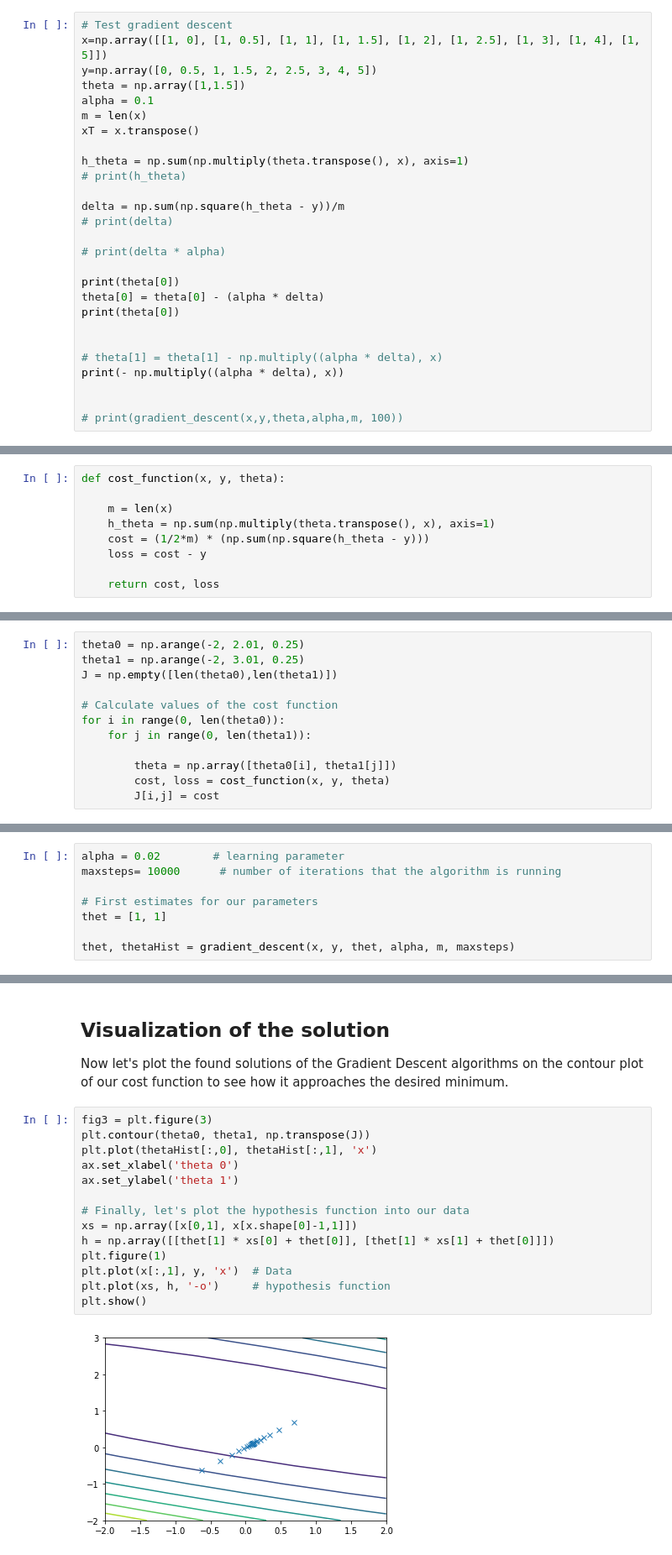
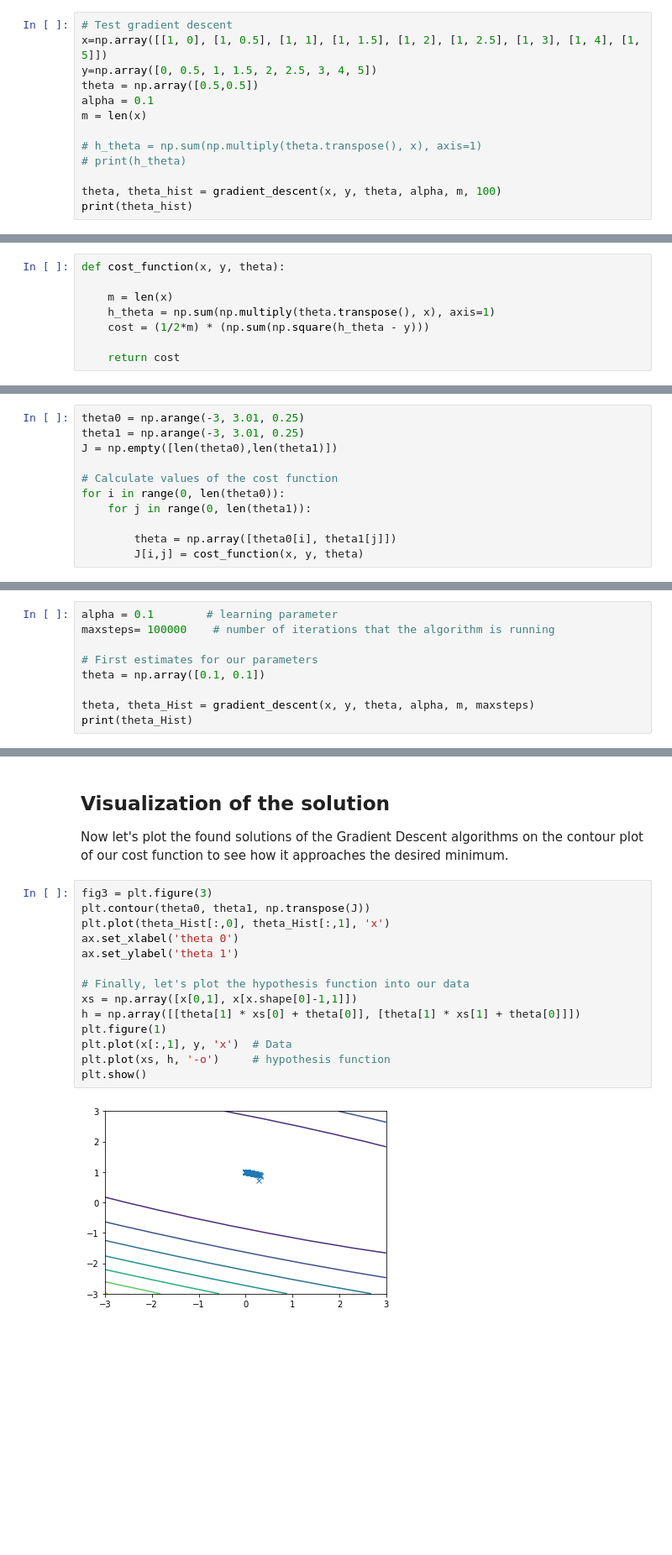
Before and after one commit to S010MON/machine_learning, a Jupyter notebook: Lab_04-Linear_Regression.ipynb, the cells around one changed output, grey strips where cells are left out. Shown: that part at 84% size. Cells and saved outputs as stored; diff of their text form; blank space fills up the shorter version.

Commit message:
Gradient Descent working

```diff
--- a/Lab_04-Linear_Regression.ipynb
+++ b/Lab_04-Linear_Regression.ipynb
@@ -53,27 +56,13 @@ def gradient_descent(x, y, theta, alpha, m, maxsteps):
 # Test gradient descent
 x=np.array([[1, 0], [1, 0.5], [1, 1], [1, 1.5], [1, 2], [1, 2.5], [1, 3], [1, 4], [1, 5]])
 y=np.array([0, 0.5, 1, 1.5, 2, 2.5, 3, 4, 5])
-theta = np.array([1,1.5])
+theta = np.array([0.5,0.5])
 alpha = 0.1
 m = len(x)
-xT = x.transpose()
 
-h_theta = np.sum(np.multiply(theta.transpose(), x), axis=1)
+# h_theta = np.sum(np.multiply(theta.transpose(), x), axis=1)
 # print(h_theta)
 
-delta = np.sum(np.square(h_theta - y))/m
-# print(delta)
-
-# print(delta * alpha)
-
-print(theta[0])
-theta[0] = theta[0] - (alpha * delta)
-print(theta[0])
-
-
-# theta[1] = theta[1] - np.multiply((alpha * delta), x)
-print(- np.multiply((alpha * delta), x))
-
-
-# print(gradient_descent(x,y,theta,alpha,m, 100))
+theta, theta_hist = gradient_descent(x, y, theta, alpha, m, 100)
+print(theta_hist)
 # %% [output]
@@ -97,9 +99,8 @@ def cost_function(x, y, theta):
     m = len(x)
     h_theta = np.sum(np.multiply(theta.transpose(), x), axis=1)
     cost = (1/2*m) * (np.sum(np.square(h_theta - y)))
-    loss = cost - y
 
-    return cost, loss
+    return cost
 # %%
 # Test Cost
 x = np.array([[1, 0], [1, 0.5], [1, 1], [1, 1.5], [1, 2], [1, 2.5], [1, 3], [1, 4], [1, 5]])
@@ -135,8 +136,8 @@ plt.plot(x[:,1], y, 'x');
 ## Cost function
 Also it is useful for simple test cases to not just run an optimization but first to do a systematic search. So let us first calculate the values of the cost function for different parameters theta
 # %%
-theta0 = np.arange(-2, 2.01, 0.25)
-theta1 = np.arange(-2, 3.01, 0.25)
+theta0 = np.arange(-3, 3.01, 0.25)
+theta1 = np.arange(-3, 3.01, 0.25)
 J = np.empty([len(theta0),len(theta1)])
 
 # Calculate values of the cost function
@@ -144,8 +145,7 @@ for i in range(0, len(theta0)):
     for j in range(0, len(theta1)):
 
         theta = np.array([theta0[i], theta1[j]])
-        cost, loss = cost_function(x, y, theta)
-        J[i,j] = cost
+        J[i,j] = cost_function(x, y, theta)
 # %% [markdown]
 ## Visualize the cost function
 Let us do some test plots to see the cost function J and to analyze how it depends on the parameters theta0 and theta1
@@ -172,10 +172,11 @@ fig2.subplots_adjust(bottom=0.1, right=1.5, top=0.9)
 ## Gradient descent implementation
 Here we implement Gradient Descent
 # %%
-alpha = 0.02        # learning parameter
-maxsteps= 10000      # number of iterations that the algorithm is running
+alpha = 0.1        # learning parameter
+maxsteps= 100000    # number of iterations that the algorithm is running
 
 # First estimates for our parameters
-thet = [1, 1]
+theta = np.array([0.1, 0.1])
 
-thet, thetaHist = gradient_descent(x, y, thet, alpha, m, maxsteps)
+theta, theta_Hist = gradient_descent(x, y, theta, alpha, m, maxsteps)
+print(theta_Hist)
@@ -193,16 +202,16 @@ Now let's plot the found solutions of the Gradient Descent algorithms on the con
 # %%
 fig3 = plt.figure(3)
 plt.contour(theta0, theta1, np.transpose(J))
-plt.plot(thetaHist[:,0], thetaHist[:,1], 'x')
+plt.plot(theta_Hist[:,0], theta_Hist[:,1], 'x')
 ax.set_xlabel('theta 0')
 ax.set_ylabel('theta 1')
 
 # Finally, let's plot the hypothesis function into our data
 xs = np.array([x[0,1], x[x.shape[0]-1,1]])
-h = np.array([[thet[1] * xs[0] + thet[0]], [thet[1] * xs[1] + thet[0]]])
+h = np.array([[theta[1] * xs[0] + theta[0]], [theta[1] * xs[1] + theta[0]]])
 plt.figure(1)
 plt.plot(x[:,1], y, 'x')  # Data
 plt.plot(xs, h, '-o')     # hypothesis function
 plt.show()
 # %% [output]
-[figure, old version]
+[figure, new version]
```
Also changed, not shown: parts of 10 cells of this notebook.
